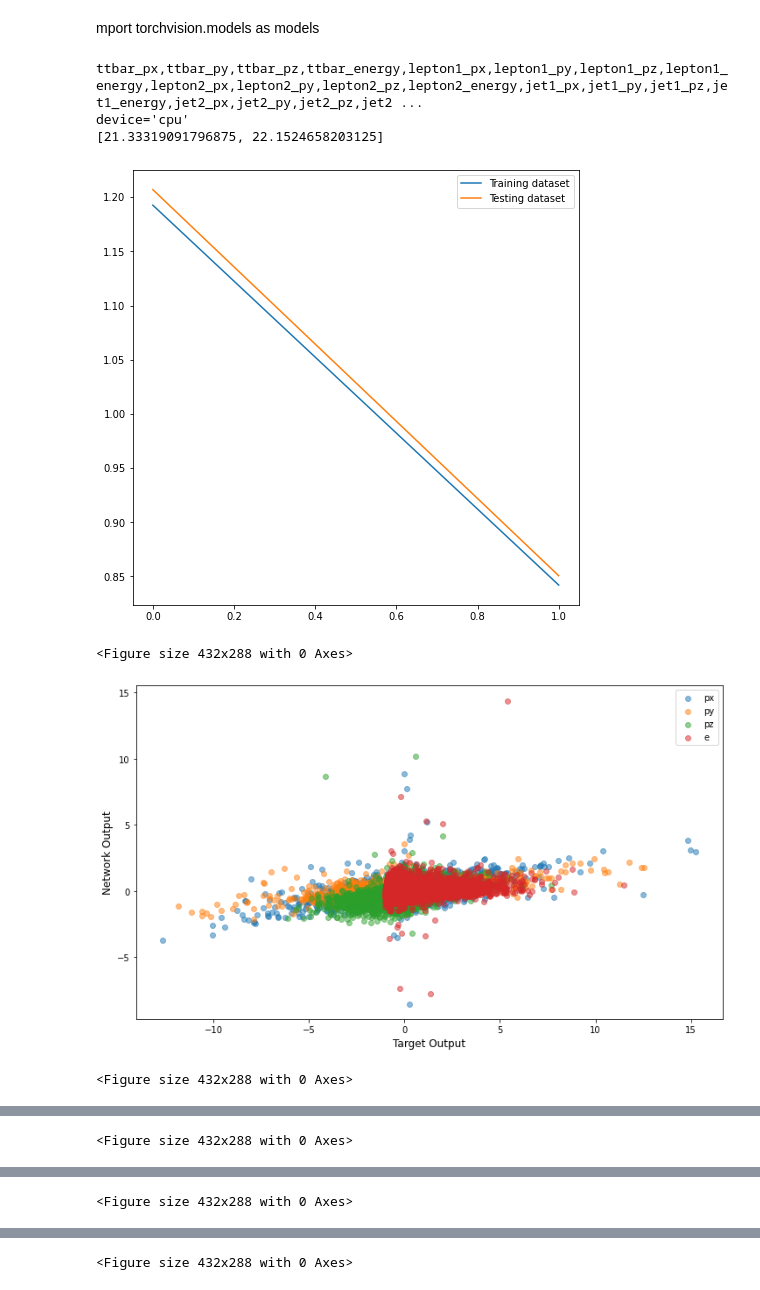
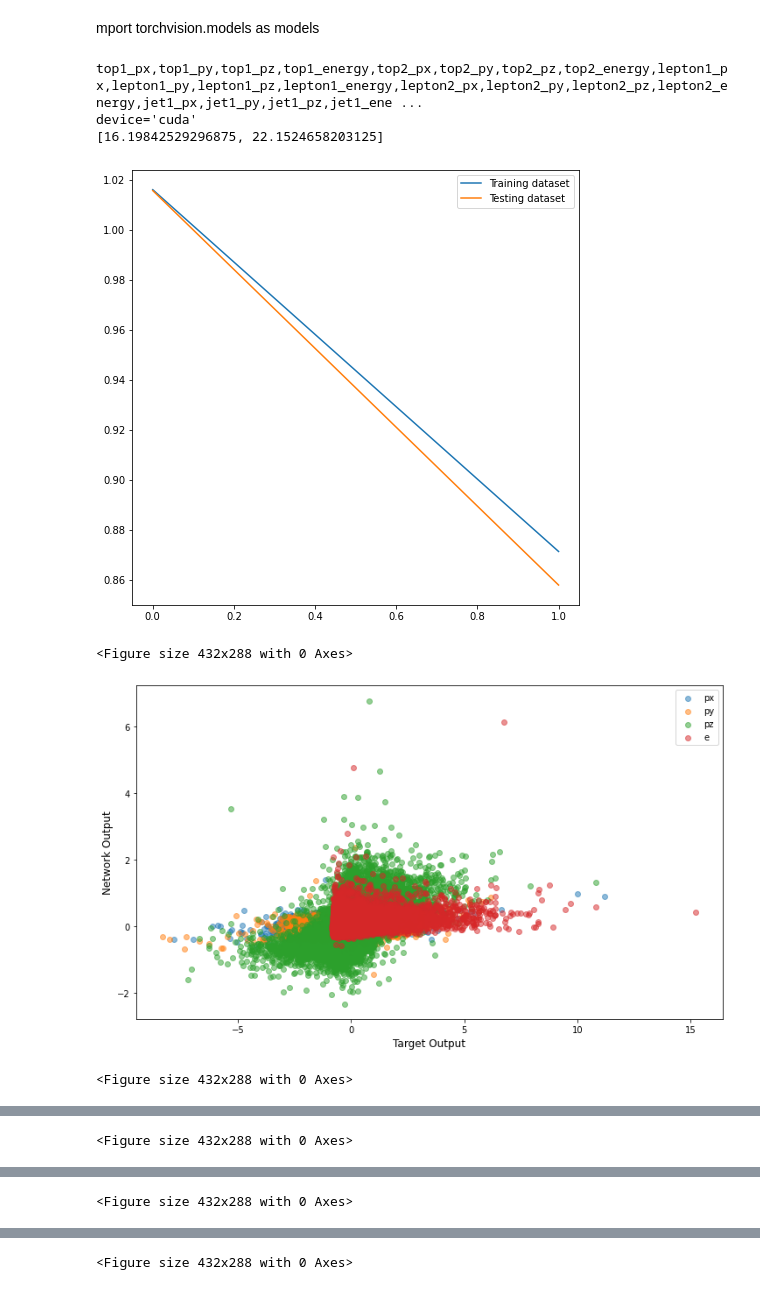
Before and after one commit to bryates/ttbarML, a Jupyter notebook: analysis/ttbarML/train.ipynb, the cells around one changed output, grey strips where cells are left out. Cells and saved outputs as stored; diff of their text form; code cells hidden in the pictures.

```diff
--- a/analysis/ttbarML/train.ipynb
+++ b/analysis/ttbarML/train.ipynb
@@ -297,23 +293,22 @@ def main():
     #files = "top_quark_reco_events_NAOD-00000_*"
     #files = "top_quark_reco_events.root"
     #files = "NAOD-00000_1016.root"
-    device = 'cpu'
+    device = 'cuda'
     name = ''
     out_path = '.'
     features = "ttbar_pt, ttbar_eta, ttbar_phi, ttbar_pz, ttbar_mass, ttbar_energy, Lep1_pt,Lep2_pt,Lep1_eta,Lep2_eta,Lep2_phi,Lep2_phi,Jet1_pt,Jet1_eta,Jet1_phi,Jet2_pt,Jet2_eta,Jet2_phi,Jet3_pt,Jet3_eta,Jet3_phi,Jet4_pt,Jet4_eta,Jet4_phi,met_pt,PT_pt"
     features = "top1_pt,lep1_pt"
     input_features = "ttbar_px,ttbar_py,ttbar_pz,ttbar_energy"
+    input_features = "top1_px,top1_py,top1_pz,top1_energy,top2_px,top2_py,top2_pz,top2_energy"
     #input_features = "ttbar_px"
     input_nodes = "lepton1_px,lepton1_py,lepton1_pz,lepton1_energy,lepton2_px,lepton2_py,lepton2_pz,lepton2_energy,jet1_px,jet1_py,jet1_pz,jet1_energy,jet2_px,jet2_py,jet2_pz,jet2_energy,jet3_px,jet3_py,jet3_pz,jet3_energy,jet4_px,jet4_py,jet4_pz,jet4_energy,met_px,met_py"
-
-
     input_nodes = "lepton1_px,lepton1_py,lepton1_pz,lepton1_energy,lepton2_px,lepton2_py,lepton2_pz,lepton2_energy,jet1_px,jet1_py,jet1_pz,jet1_energy,jet2_px,jet2_py,jet2_pz,jet2_energy,jet3_px,jet3_py,jet3_pz,jet3_energy,jet4_px,jet4_py,jet4_pz,jet4_energy,jet5_px,jet5_py,jet5_pz,jet5_energy,jet6_px,jet6_py,jet6_pz,jet6_energy,jet7_px,jet7_py,jet7_pz,jet7_energy,jet8_px,jet8_py,jet8_pz,jet8_energy,met_px,met_py"
     features = ','.join([input_features, input_nodes])
     print(features)
     #features = "ttbar_x, ttbar_y, ttbar_z, Lep1_x,Lep2_x,Lep1_y,Lep2_y,Lep2_z,Lep2_z,Jet1_x,Jet1_y,Jet1_z,Jet2_x,Jet2_y,Jet2_z,Jet3_x,Jet3_y,Jet3_z,Jet4_x,Jet4_y,Jet4_z,met_x"
     feature_division = len(input_features.split(","))
     forceRebuild = False
-    batch_size = 64*2
+    batch_size = 64
     epochs = 20
     learning_rate = 0.0001
     factor = 0.01
@@ -431,36 +426,36 @@ def main():
             loss = model.cost_from_batch(targets, features, args['device'])
             if args['profile']:
                 dead.append([((activation.abs() < 0.01).sum().item(), activation.numel()) for activation in activations])
                 #for i, activation in enumerate(activations):
                 #    # Count number of dead neurons (all zeros)
                 #    #dead_neurons = (activation == 0).sum().item()
                 #    dead_neurons = (activation.abs() < 0.01).sum().item()
                 #    total_neurons = activation.numel()
                 #    dead.append((dead_neurons, total_neurons))
                 #    #print(f"Layer {i+1}: {float(dead_neurons)/total_neurons*100}% dead neurons")
                 ##print(loss.detach().cpu().numpy())
                 #print(f'Found {100 * np.sum([x for x,_ in dead[-1]]) / np.sum([y for _,y in dead[-1]])}% dead neurons!')
             loss.backward()
             optimizer.step()
             torch.cuda.empty_cache()
         loss_train.append( model.cost_from_batch(train_targ, train_input , args['device']).item())
         loss_test .append( model.cost_from_batch(test_targ , test_input,  args['device']).item())
         scheduler.step(loss_train[epoch])
         if epoch%50==0:
             if args['profile']: print(f'Found {100 * np.sum([x for x,_ in dead[-1]]) / np.sum([y for _,y in dead[-1]])}% dead neurons!')
             save_and_plot( model.net, loss_test, loss_train, f"test_epoch_{epoch}", test_input, test_targ, feature_division, norm_test, norm_test_targ, show=True)
             #print(optimizer.param_groups[0]['lr'])
 
     save_and_plot( model.net, loss_test, loss_train, f"test_last", test_input, test_targ, feature_division, norm_test, norm_test_targ, show=True)
     print(f'Found {100 * np.sum([x for x,_ in dead]) / np.sum([y for _,y in dead])}% dead neurons!')
 
 if __name__=="__main__":
     main()
 # %% [output]
-ttbar_px,ttbar_py,ttbar_pz,ttbar_energy,lepton1_px,lepton1_py,lepton1_pz,lepton1_energy,lepton2_px,lepton2_py,lepton2_pz,lepton2_energy,jet1_px,jet1_py,jet1_pz,jet1_energy,jet2_px,jet2_py,jet2_pz,jet2 ...
-device='cpu'
-[21.33319091796875, 22.1524658203125]
+top1_px,top1_py,top1_pz,top1_energy,top2_px,top2_py,top2_pz,top2_energy,lepton1_px,lepton1_py,lepton1_pz,lepton1_energy,lepton2_px,lepton2_py,lepton2_pz,lepton2_energy,jet1_px,jet1_py,jet1_pz,jet1_ene ...
+device='cuda'
+[16.19842529296875, 22.1524658203125]
-[figure, old version]
+[figure, new version]
 <Figure size 432x288 with 0 Axes>
-[figure, old version]
+[figure, new version]
 <Figure size 432x288 with 0 Axes>
```
Also changed, not shown: parts of 3 cells of this notebook, 3 other files.
